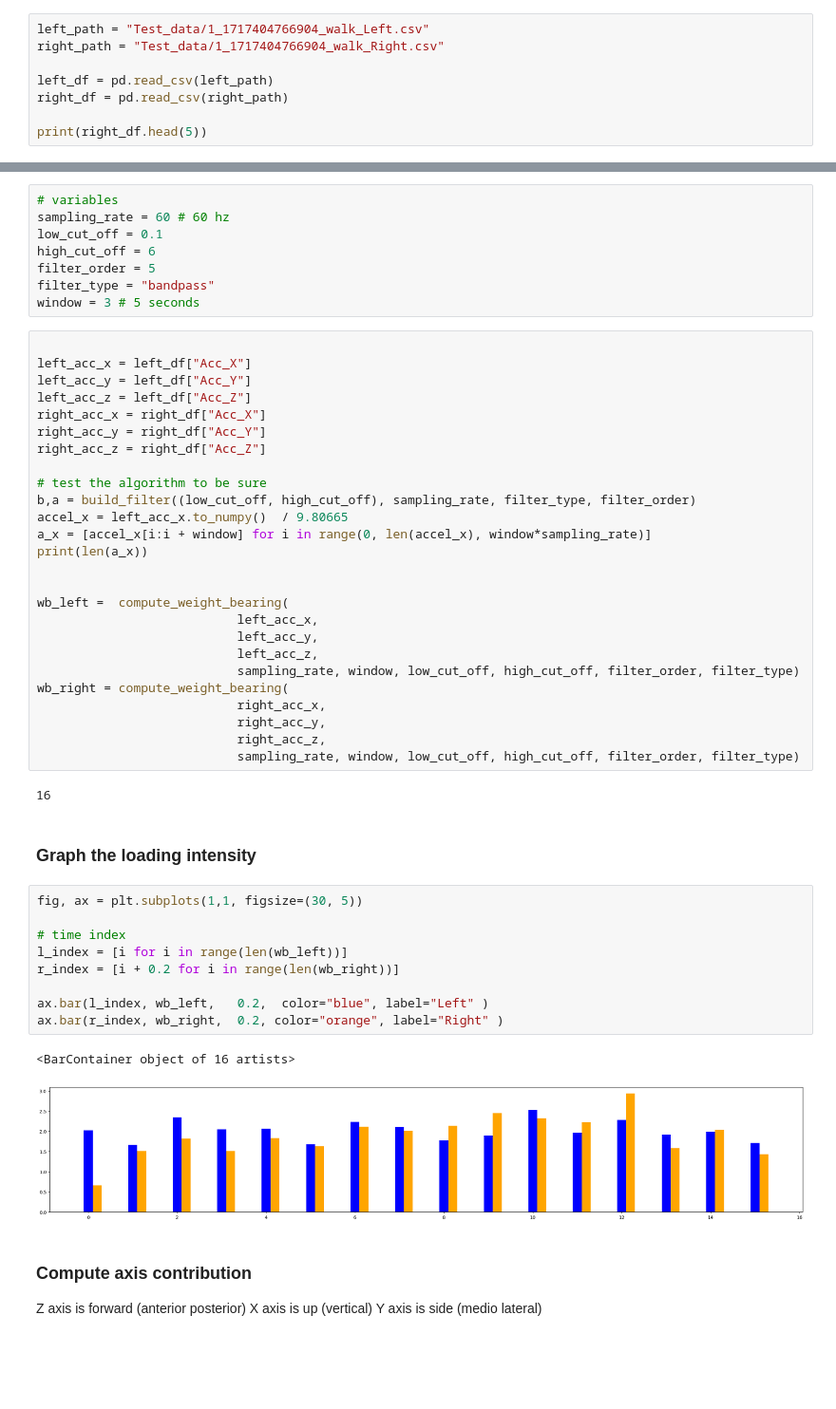
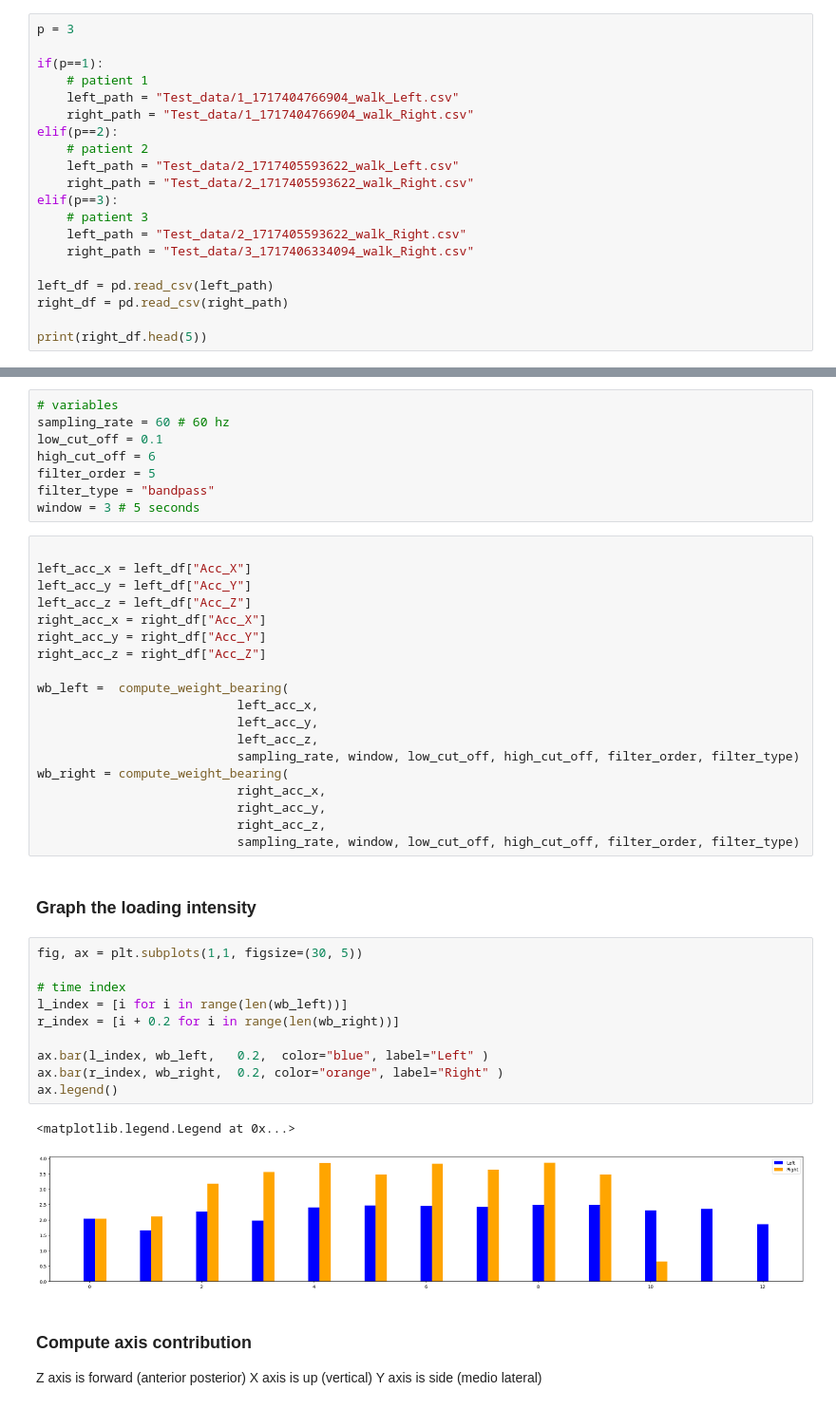
Before and after one commit to mcrooks83/os-reporting, a Jupyter notebook: 1. explore_patient_data.ipynb, the cells around one changed output, grey strips where cells are left out. Shown: that part at 95% size. Saved outputs shown, nothing was run; the diff lists cells and outputs as text; blank space fills up the shorter version.

Commit message:
patient analysis

```diff
--- a/1. explore_patient_data.ipynb
+++ b/1. explore_patient_data.ipynb
@@ -16,8 +16,20 @@ import matplotlib.pyplot as plt
 # %% [markdown]
 ### Read in left and right data
 # %%
-left_path = "Test_data/1_1717404766904_walk_Left.csv"
-right_path = "Test_data/1_1717404766904_walk_Right.csv"
+p = 3
+
+if(p==1):
+    # patient 1
+    left_path = "Test_data/1_1717404766904_walk_Left.csv"
+    right_path = "Test_data/1_1717404766904_walk_Right.csv"
+elif(p==2):
+    # patient 2
+    left_path = "Test_data/2_1717405593622_walk_Left.csv"
+    right_path = "Test_data/2_1717405593622_walk_Right.csv"
+elif(p==3):
+    # patient 3
+    left_path = "Test_data/2_1717405593622_walk_Right.csv"
+    right_path = "Test_data/3_1717406334094_walk_Right.csv"
 
 left_df = pd.read_csv(left_path)
 right_df = pd.read_csv(right_path)
@@ -194,13 +199,6 @@ left_acc_z = left_df["Acc_Z"]
 right_acc_x = right_df["Acc_X"]
 right_acc_y = right_df["Acc_Y"]
 right_acc_z = right_df["Acc_Z"]
-
-# test the algorithm to be sure
-b,a = build_filter((low_cut_off, high_cut_off), sampling_rate, filter_type, filter_order)
-accel_x = left_acc_x.to_numpy()  / 9.80665
-a_x = [accel_x[i:i + window] for i in range(0, len(accel_x), window*sampling_rate)]
-print(len(a_x))
-
 
 wb_left =  compute_weight_bearing(
                            left_acc_x,
@@ -212,22 +210,21 @@ wb_right = compute_weight_bearing(
                            right_acc_y,
                            right_acc_z,
                            sampling_rate, window, low_cut_off, high_cut_off, filter_order, filter_type)
-# %% [output]
-16
 # %% [markdown]
 ### Graph the loading intensity
 # %%
 fig, ax = plt.subplots(1,1, figsize=(30, 5))
 
 # time index
 l_index = [i for i in range(len(wb_left))]
 r_index = [i + 0.2 for i in range(len(wb_right))]
 
 ax.bar(l_index, wb_left,   0.2,  color="blue", label="Left" )
 ax.bar(r_index, wb_right,  0.2, color="orange", label="Right" )
+ax.legend()
 # %% [output]
-<BarContainer object of 16 artists>
+<matplotlib.legend.Legend at 0x...>
-[figure, old version]
+[figure, new version]
 # %% [markdown]
 ### Compute axis contribution
 
```
Also changed, not shown: parts of 15 cells of this notebook.
